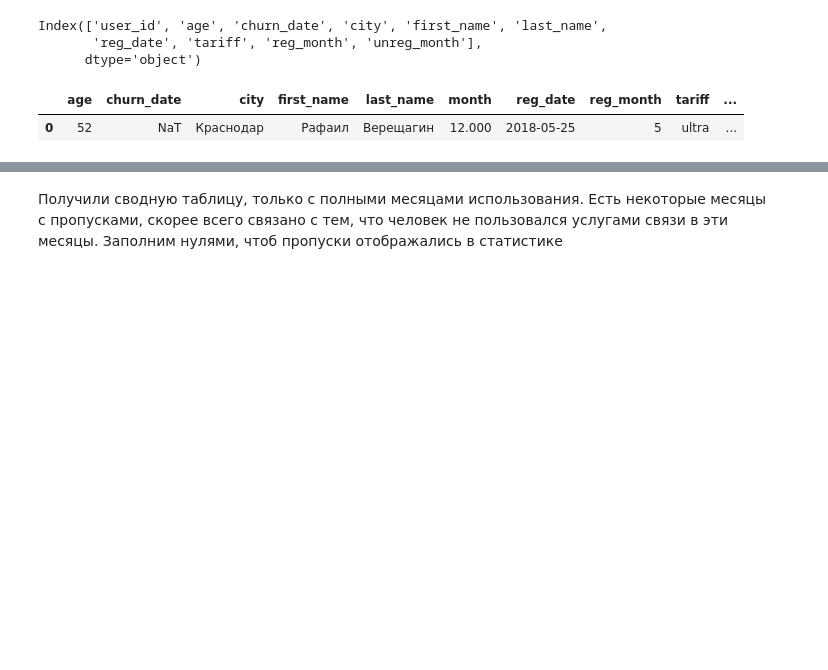
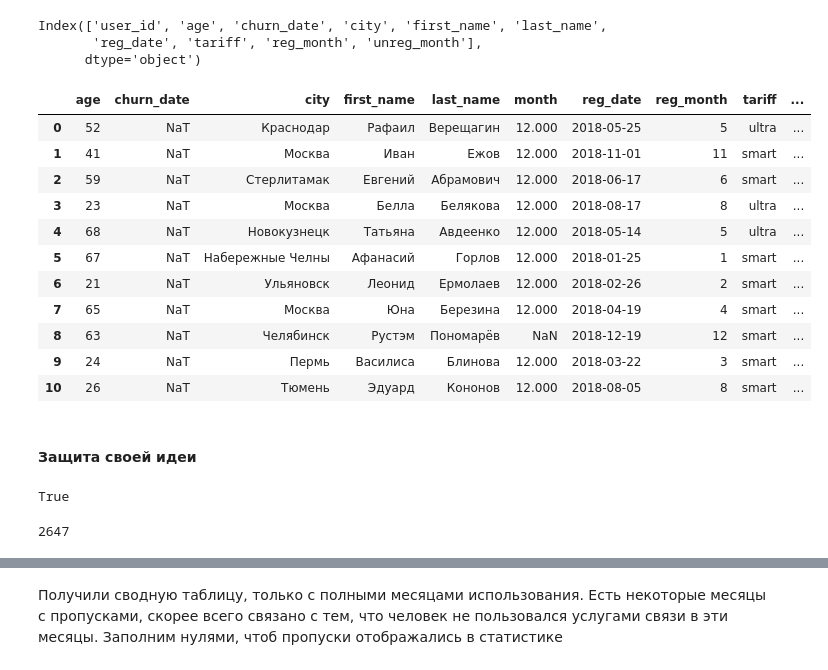
Before and after one commit to mangustik228/project_ds_5, a Jupyter notebook: project_5.ipynb, the cells around one changed output, grey strips where cells are left out. Drawn from its saved outputs; the diff is of its cells as text; code cells hidden in the pictures; blank space fills up the shorter version.

```diff
--- a/project_5.ipynb
+++ b/project_5.ipynb
@@ -274,17 +454,27 @@ df_main = pd.DataFrame(columns=['user_id', 'age', 'churn_date', 'city', 'first_n
 # %%
 def app_users(row):
     global df_main
-    if row['unreg_month'] is None:
+    if pd.isna(row['unreg_month']):
+        max_month = 13
+    else:
         max_month = row['unreg_month']
-    else:
-        max_month = 13
     for i in range(row['reg_month'] + 1, int(max_month)):
         row['month'] = i
         df_main = df_main.append(row)
     return row
 # %%
-df_users.apply(app_users, axis=1).head(1)
+df_users.apply(app_users, axis=1).head(11)
 # %% [output]
 |  | age | churn_date | city | first_name | last_name | month | reg_date | reg_month | tariff | ... |
 | 0 | 52 | NaT | Краснодар | Рафаил | Верещагин | 12.000 | 2018-05-25 | 5 | ultra | ... |
+| 1 | 41 | NaT | Москва | Иван | Ежов | 12.000 | 2018-11-01 | 11 | smart | ... |
+| 2 | 59 | NaT | Стерлитамак | Евгений | Абрамович | 12.000 | 2018-06-17 | 6 | smart | ... |
+| 3 | 23 | NaT | Москва | Белла | Белякова | 12.000 | 2018-08-17 | 8 | ultra | ... |
+| 4 | 68 | NaT | Новокузнецк | Татьяна | Авдеенко | 12.000 | 2018-05-14 | 5 | ultra | ... |
+| 5 | 67 | NaT | Набережные Челны | Афанасий | Горлов | 12.000 | 2018-01-25 | 1 | smart | ... |
+| 6 | 21 | NaT | Ульяновск | Леонид | Ермолаев | 12.000 | 2018-02-26 | 2 | smart | ... |
+| 7 | 65 | NaT | Москва | Юна | Березина | 12.000 | 2018-04-19 | 4 | smart | ... |
+| 8 | 63 | NaT | Челябинск | Рустэм | Пономарёв | NaN | 2018-12-19 | 12 | smart | ... |
+| 9 | 24 | NaT | Пермь | Василиса | Блинова | 12.000 | 2018-03-22 | 3 | smart | ... |
+| 10 | 26 | NaT | Тюмень | Эдуард | Кононов | 12.000 | 2018-08-05 | 8 | smart | ... |
 # %%
@@ -293 +483,3 @@ df_main = df_main.merge(df_pivot_calls, how='left', on=['user_id', 'month'])
 df_main = df_main.merge(df_pivot_messages, how='left', on=['user_id', 'month'])
+# %% [markdown]
+#### Защита своей идеи
@@ -293,0 +488,8 @@ df_main = df_main.merge(df_pivot_messages, how='left', on=['user_id', 'month'])
+# %%
+len(df_pivot_calls) == len(df_pivot_calls_check) # проверяем что ничего не потеряли
+# %% [output]
+True
+# %%
+len(df_pivot_calls_check.query('month != reg_month and month !=unreg_month')) # Длина актуальной выборки
+# %% [output]
+2647
```
Also changed, not shown: parts of 58 cells of this notebook.
